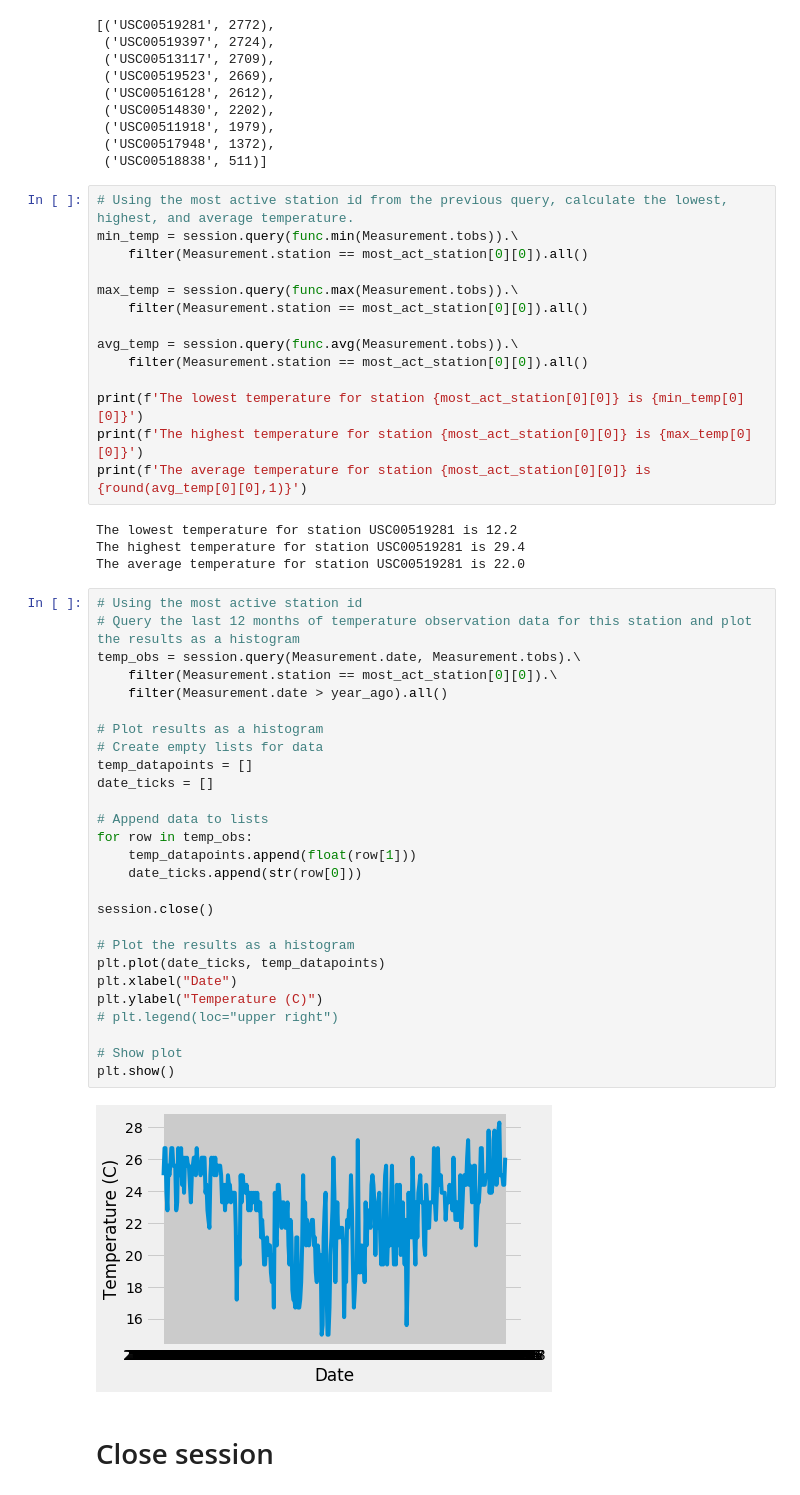
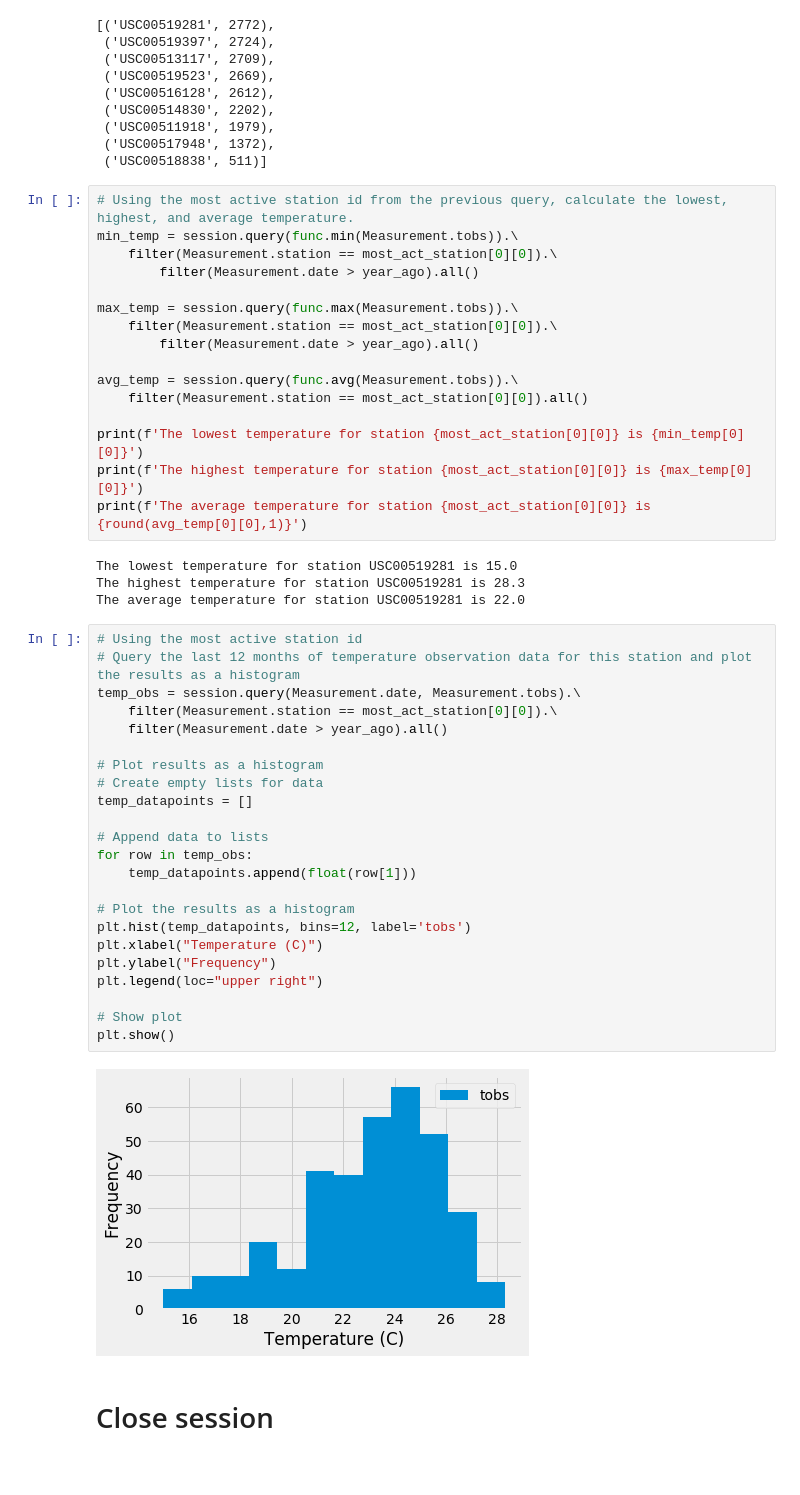
Before and after one commit to oli124/sqlalchemy-challenge, a Jupyter notebook: SurfsUp/climate_starter.ipynb, the cells around one changed output. Saved outputs shown, nothing was run; the diff lists cells and outputs as text.

```diff
--- a/SurfsUp/climate_starter.ipynb
+++ b/SurfsUp/climate_starter.ipynb
@@ -139,10 +139,12 @@ most_act_station
 # %%
 # Using the most active station id from the previous query, calculate the lowest, highest, and average temperature.
 min_temp = session.query(func.min(Measurement.tobs)).\
-    filter(Measurement.station == most_act_station[0][0]).all()
+    filter(Measurement.station == most_act_station[0][0]).\
+        filter(Measurement.date > year_ago).all()
 
 max_temp = session.query(func.max(Measurement.tobs)).\
-    filter(Measurement.station == most_act_station[0][0]).all()
+    filter(Measurement.station == most_act_station[0][0]).\
+        filter(Measurement.date > year_ago).all()
 
 avg_temp = session.query(func.avg(Measurement.tobs)).\
     filter(Measurement.station == most_act_station[0][0]).all()
@@ -151,38 +153,34 @@ print(f'The lowest temperature for station {most_act_station[0][0]} is {min_temp
 print(f'The highest temperature for station {most_act_station[0][0]} is {max_temp[0][0]}')
 print(f'The average temperature for station {most_act_station[0][0]} is {round(avg_temp[0][0],1)}')
 # %% [output]
-The lowest temperature for station USC00519281 is 12.2
-The highest temperature for station USC00519281 is 29.4
+The lowest temperature for station USC00519281 is 15.0
+The highest temperature for station USC00519281 is 28.3
 The average temperature for station USC00519281 is 22.0
 # %%
 # Using the most active station id
 # Query the last 12 months of temperature observation data for this station and plot the results as a histogram
 temp_obs = session.query(Measurement.date, Measurement.tobs).\
     filter(Measurement.station == most_act_station[0][0]).\
     filter(Measurement.date > year_ago).all()
 
 # Plot results as a histogram
 # Create empty lists for data
 temp_datapoints = []
-date_ticks = []
 
 # Append data to lists
 for row in temp_obs:
     temp_datapoints.append(float(row[1]))
-    date_ticks.append(str(row[0]))
-
-session.close()
 
 # Plot the results as a histogram
-plt.plot(date_ticks, temp_datapoints)
-plt.xlabel("Date")
-plt.ylabel("Temperature (C)")
-# plt.legend(loc="upper right")
+plt.hist(temp_datapoints, bins=12, label='tobs')
+plt.xlabel("Temperature (C)")
+plt.ylabel("Frequency")
+plt.legend(loc="upper right")
 
 # Show plot
 plt.show()
 # %% [output]
-[figure, old version]
+[figure, new version]
 # %% [markdown]
 # Close session
 # %%
```
Also changed, not shown: parts of 1 cell of this notebook.
